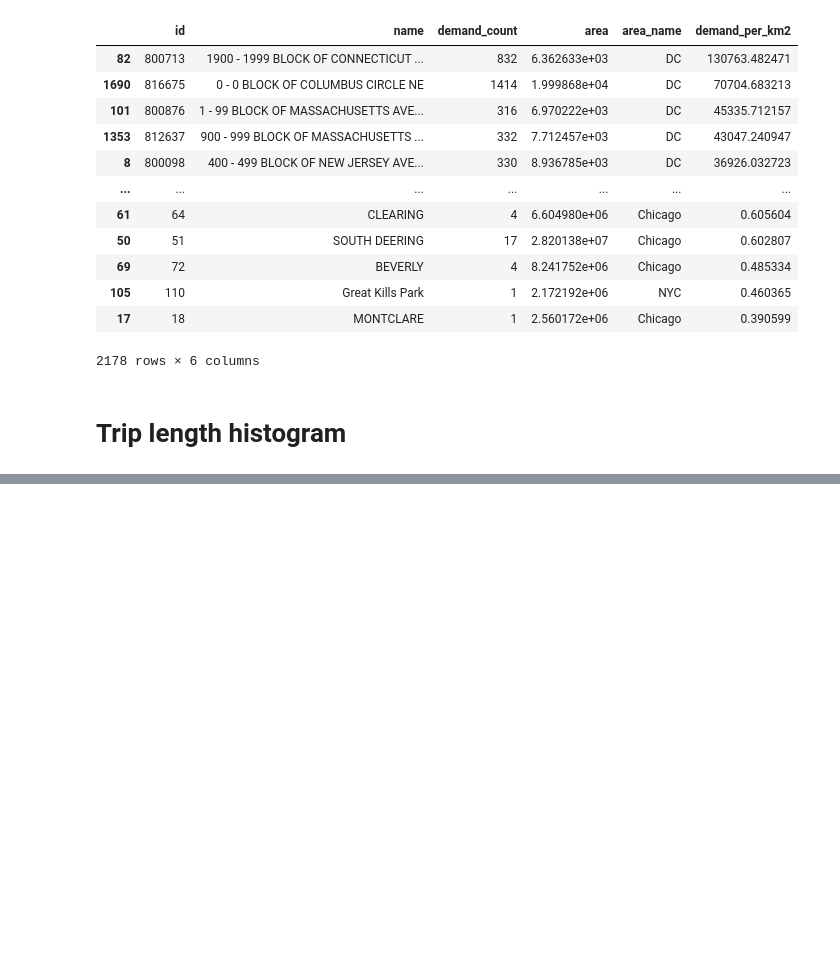
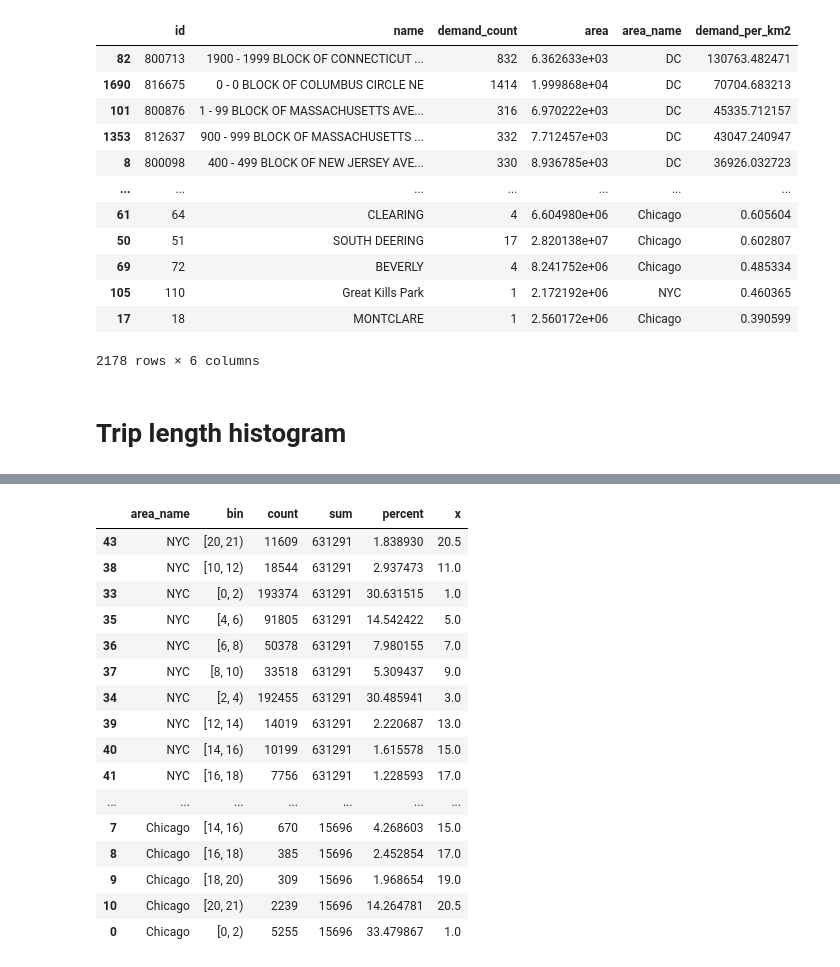
Before and after one commit to aicenter/Ridesharing_DARP_instances, a Jupyter notebook: python/nb/ITSC instance Figures.ipynb, the cells around one changed output, grey strips where cells are left out. Drawn from its saved outputs; the diff is of its cells as text; code cells hidden in the pictures; blank space fills up the shorter version.

```diff
--- a/python/nb/ITSC instance Figures.ipynb
+++ b/python/nb/ITSC instance Figures.ipynb
@@ -166,5 +178,5 @@ Importing data for DC
 # %%
 df['demand_per_km2'] = df['demand_count'] * 1e6 / df['area']
-max = 25000
-df['demand_per_km2_gouped_outliers'] = (min(max, demand) for demand in df['demand_per_km2'])
+# max = 24000
+# df['demand_per_km2_gouped_outliers'] = [min(max, demand) for demand in df['demand_per_km2']]
 df
@@ -256,7 +436,7 @@ def get_trip_length_for_area(dataset_ids: List[int], zone_types: List[int], srid
 df_distances = pd.DataFrame()
 for area in areas:
     print(f"Importing data for {area['name']}")
-    df_area = get_trip_length_for_area(area['dataset_ids'], area['zone_types'], area['srid'])
+    df_area = get_trip_length_for_area(area['dataset_ids'], area['zone_types'], area['srid'], area['id'])
     df_area['area_name'] = area['name']
     df_distances = pd.concat([df_distances, df_area])
 df_distances
@@ -283,0 +469,5 @@ dist_fig
+# %%
+del min
+df_distances['dist_km'] = df_distances['distance'] / 1000
+df_distances['dist_km_lim'] = [min(dist, 20) for dist in df_distances['dist_km']]
+df_distances
@@ -283,0 +488,40 @@ dist_fig
+# %%
+size = 2
+bins = [i for i in range(0, df_distances['dist_km_lim'].astype(int).max() + size, size)]
+bins.append(21)
+cut = pd.cut(
+    df_distances['dist_km_lim'].astype(int),
+    bins=bins,
+    right=False
+)
+df_distances['bin'] = cut
+df_distances_binned = df_distances.groupby(['area_name', 'bin'])['bin'].count().reset_index(name='count')
+
+area_sums = df_distances_binned.groupby('area_name')['count'].sum().reset_index(name='sum')
+area_sums
+
+df_distances_binned = df_distances_binned.merge(area_sums, on='area_name')
+df_distances_binned['percent'] = df_distances_binned['count'] / df_distances_binned['sum'] * 100
+df_distances_binned['x'] = df_distances_binned['bin'].apply(lambda x: x.right - ((x.right - x.left) / 2))
+df_distances_binned.sort_values(['area_name'], inplace=True, ascending=False)
+df_distances_binned
+# bins
+# df_distances
+# %% [output]
+|  | area_name | bin | count | sum | percent | x |
+| 43 | NYC | [20, 21) | 11609 | 631291 | 1.838930 | 20.5 |
+| 38 | NYC | [10, 12) | 18544 | 631291 | 2.937473 | 11.0 |
+| 33 | NYC | [0, 2) | 193374 | 631291 | 30.631515 | 1.0 |
+| 35 | NYC | [4, 6) | 91805 | 631291 | 14.542422 | 5.0 |
+| 36 | NYC | [6, 8) | 50378 | 631291 | 7.980155 | 7.0 |
+| 37 | NYC | [8, 10) | 33518 | 631291 | 5.309437 | 9.0 |
+| 34 | NYC | [2, 4) | 192455 | 631291 | 30.485941 | 3.0 |
+| 39 | NYC | [12, 14) | 14019 | 631291 | 2.220687 | 13.0 |
+| 40 | NYC | [14, 16) | 10199 | 631291 | 1.615578 | 15.0 |
+| 41 | NYC | [16, 18) | 7756 | 631291 | 1.228593 | 17.0 |
+| ... | ... | ... | ... | ... | ... | ... |
+| 7 | Chicago | [14, 16) | 670 | 15696 | 4.268603 | 15.0 |
+| 8 | Chicago | [16, 18) | 385 | 15696 | 2.452854 | 17.0 |
+| 9 | Chicago | [18, 20) | 309 | 15696 | 1.968654 | 19.0 |
+| 10 | Chicago | [20, 21) | 2239 | 15696 | 14.264781 | 20.5 |
+| 0 | Chicago | [0, 2) | 5255 | 15696 | 33.479867 | 1.0 |
```
Also changed, not shown: parts of 19 cells of this notebook, 2 other files.
